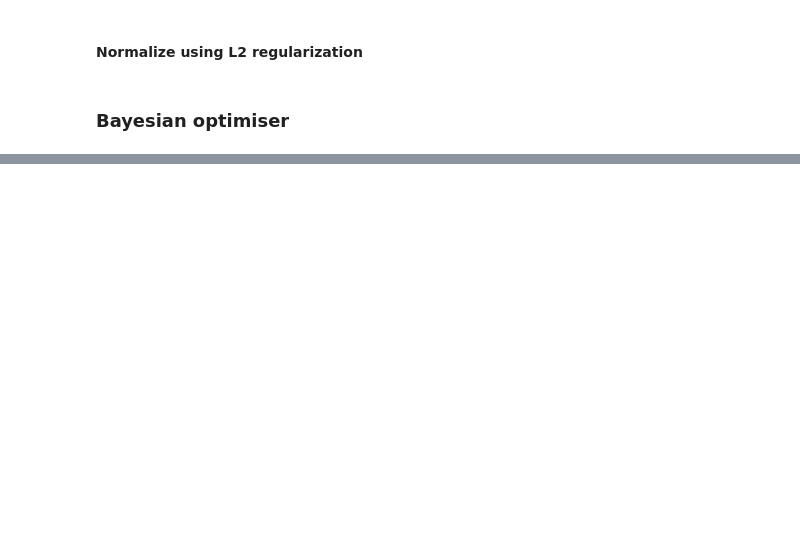
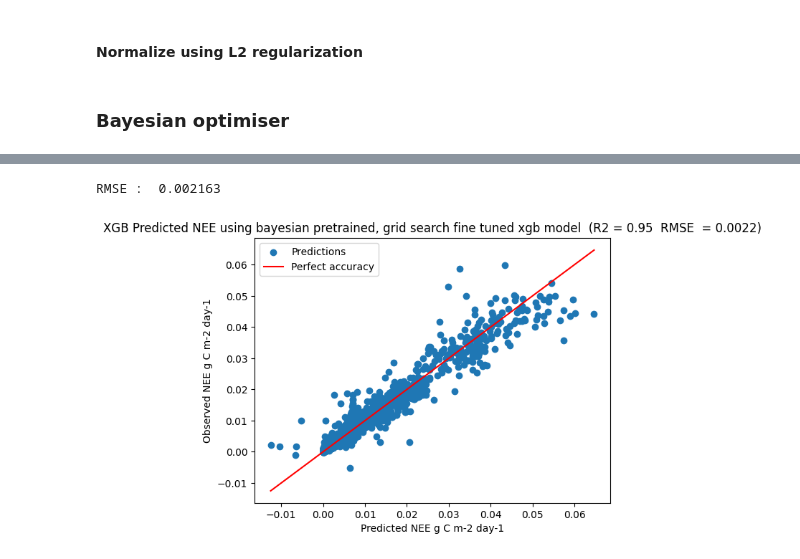
Before and after one commit to DinisDimitris/Net-ecosystem-exchange-Quantification, a Jupyter notebook: XgHyperParamTuning.ipynb, the cells around one changed output, grey strips where cells are left out. Cells and saved outputs as stored; diff of their text form; code cells hidden in the pictures; blank space fills up the shorter version.

Commit message:
adding cv for bayesian optimized xgb

```diff
--- a/XgHyperParamTuning.ipynb
+++ b/XgHyperParamTuning.ipynb
@@ -323,0 +429,5 @@ TypeError: fit() missing 2 required positional arguments: 'X' and 'y'
+# %%
+X_train = pd.concat([X_train_sim, X_train_obs])
+X_test = pd.concat([X_test_sim, X_test_obs])
+Y_train = pd.concat([y_train_sim, y_train_obs])
+Y_test = pd.concat([y_test_sim, y_test_obs])
@@ -323,0 +485,5 @@ TypeError: fit() missing 2 required positional arguments: 'X' and 'y'
+# %%
+reg = xg.XGBRegressor()
+reg.load_model("models/observed_data.json")
+# %%
+reg.fit(X_train, Y_train)
@@ -323,0 +505,29 @@ TypeError: fit() missing 2 required positional arguments: 'X' and 'y'
+# %%
+# Predict the model
+pred = reg.predict(X_test)
+# %%
+# Calculate R2 score
+r2 = R2(Y_test, pred)
+
+rmse = np.sqrt(MSE(Y_test, pred))
+print("RMSE : % f" %(rmse))
+
+# Create scatter plot
+plt.scatter(Y_test, pred)
+
+# Plot a red line for perfect accuracy
+x = np.linspace(min(Y_test), max(Y_test), 100)
+plt.plot(x, x, color='r')
+
+# Add title and legend
+plt.title("XGB Predicted " + target +  " using bayesian pretrained, grid search fine tuned xgb model  (R2 = %0.2f  RMSE  = %0.4f)" %  (r2, rmse))
+plt.legend(['Predictions', 'Perfect accuracy'], loc='upper left')
+plt.xlabel("Predicted NEE g C m-2 day-1")
+plt.ylabel("Observed NEE g C m-2 day-1")
+
+plt.savefig("results/bayesian pretrained, grid search fine tuned xgb model  " + target + "with_planting_details.png" )
+# Show plot
+plt.show()
+# %% [output]
+RMSE :  0.002163
+[figure, added]
```
Also changed, not shown: parts of 31 cells of this notebook, 11 other files.
